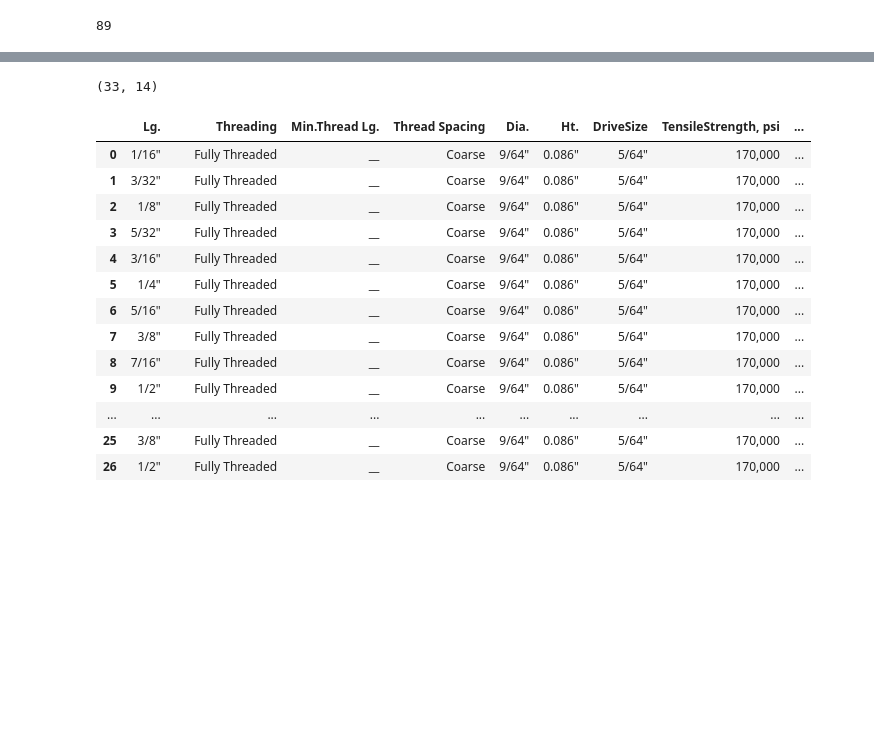
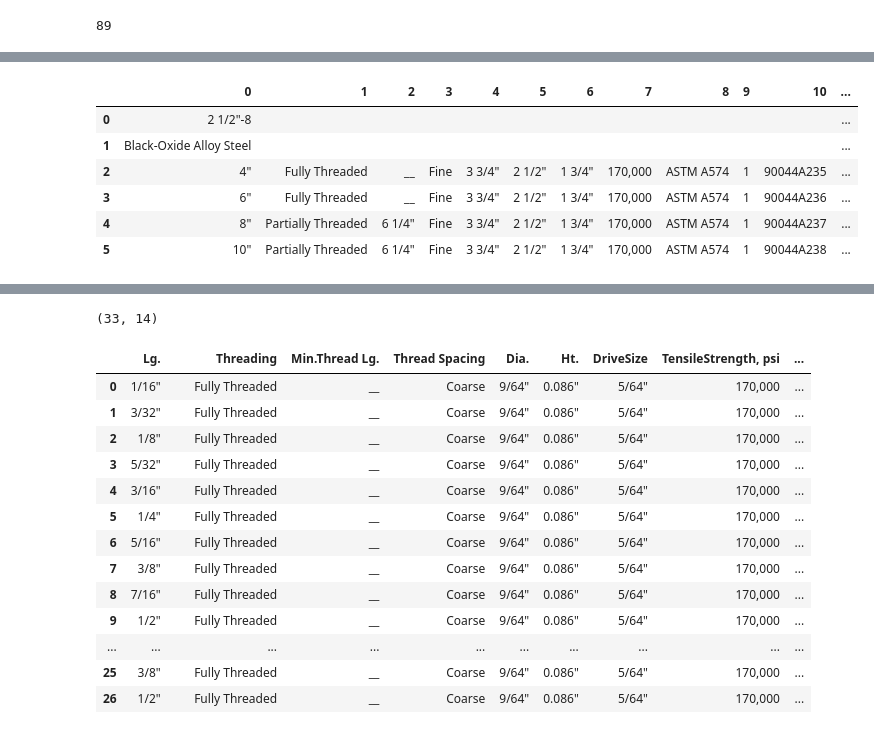
Before and after one commit to adkprakash/data-studio-rag, a Jupyter notebook: final.ipynb, the cells around one changed output, grey strips where cells are left out. Drawn from its saved outputs; the diff is of its cells as text; code cells hidden in the pictures; blank space fills up the shorter version.

```diff
--- a/final.ipynb
+++ b/final.ipynb
@@ -19,0 +20,10 @@ header_df[3].head()
+# %%
+body_df[54].head(20)
+# %% [output]
+|  | 0 | 1 | 2 | 3 | 4 | 5 | 6 | 7 | 8 | 9 | 10 | ... |
+| 0 | 2 1/2"-8 |  |  |  |  |  |  |  |  |  |  | ... |
+| 1 | Black-Oxide Alloy Steel |  |  |  |  |  |  |  |  |  |  | ... |
+| 2 | 4" | Fully Threaded | __ | Fine | 3 3/4" | 2 1/2" | 1 3/4" | 170,000 | ASTM A574 | 1 | 90044A235 | ... |
+| 3 | 6" | Fully Threaded | __ | Fine | 3 3/4" | 2 1/2" | 1 3/4" | 170,000 | ASTM A574 | 1 | 90044A236 | ... |
+| 4 | 8" | Partially Threaded | 6 1/4" | Fine | 3 3/4" | 2 1/2" | 1 3/4" | 170,000 | ASTM A574 | 1 | 90044A237 | ... |
+| 5 | 10" | Partially Threaded | 6 1/4" | Fine | 3 3/4" | 2 1/2" | 1 3/4" | 170,000 | ASTM A574 | 1 | 90044A238 | ... |
```
Also changed, not shown: parts of 30 cells of this notebook, 5 other files.
